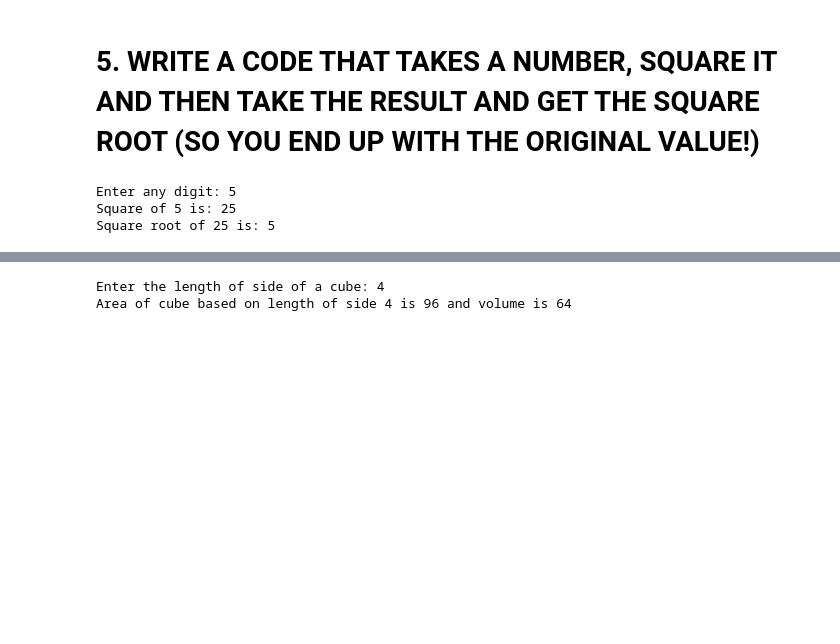
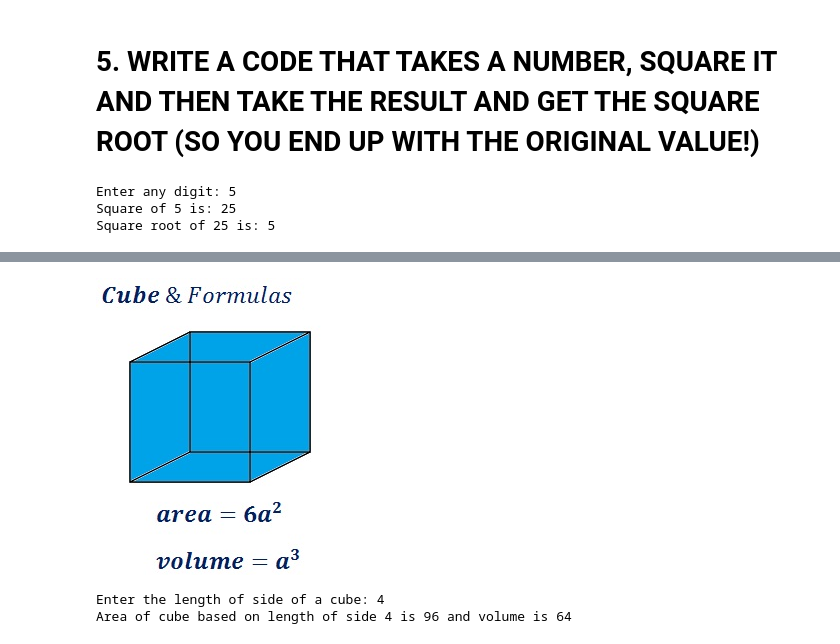
Before and after one commit to aruph/Machine-Learning-Space, a Jupyter notebook: Week 1/002 - Exercise Questions - Variable Assignment, Precedence and Math Operations.ipynb, the cells around one changed output, grey strips where cells are left out. Drawn from its saved outputs; the diff is of its cells as text; code cells hidden in the pictures; blank space fills up the shorter version.

```diff
--- a/Week 1/002 - Exercise Questions - Variable Assignment, Precedence and Math Operations.ipynb
+++ b/Week 1/002 - Exercise Questions - Variable Assignment, Precedence and Math Operations.ipynb
@@ -93,3 +95,7 @@ Square root of 25 is: 5
+# %%
+display(Image(filename="Images for reference purposes/Assignment - Cube Image.png"))
+# %% [output]
+[figure, added]
 # %%
 side = int(input("Enter the length of side of a cube: "))
 print ("Area of cube based on length of side {} is {}".format(side, 6*side**2),"and volume is",side**3)
```
Also changed, not shown: parts of 8 cells of this notebook.
